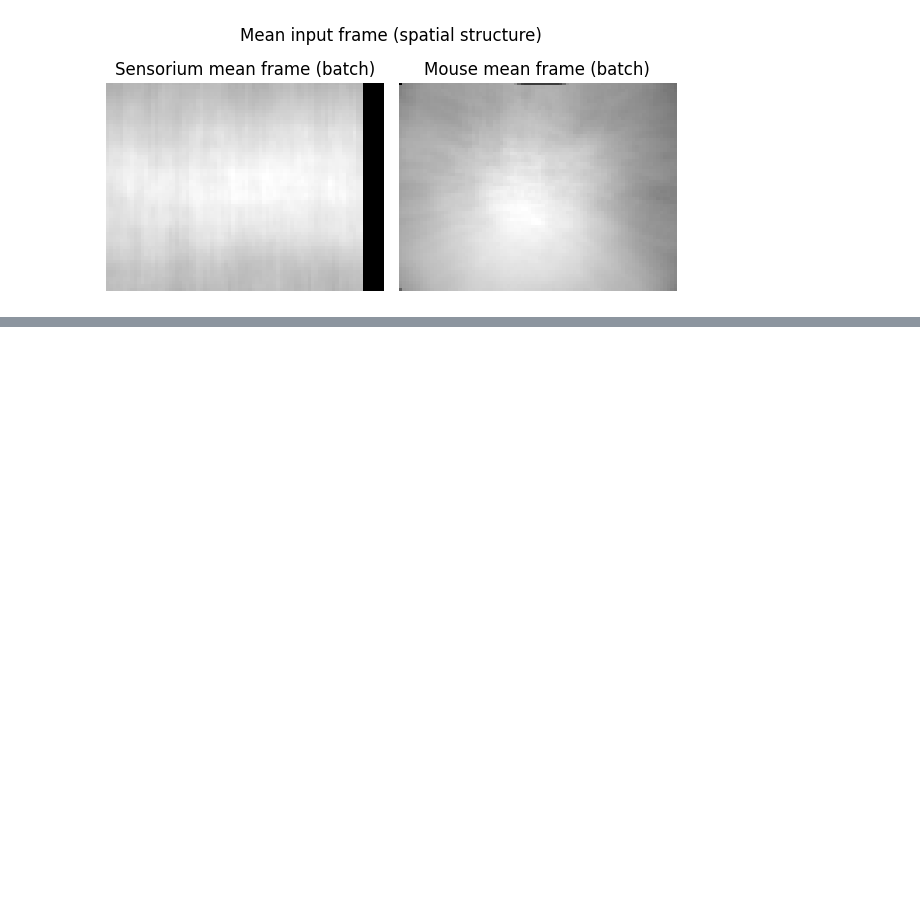
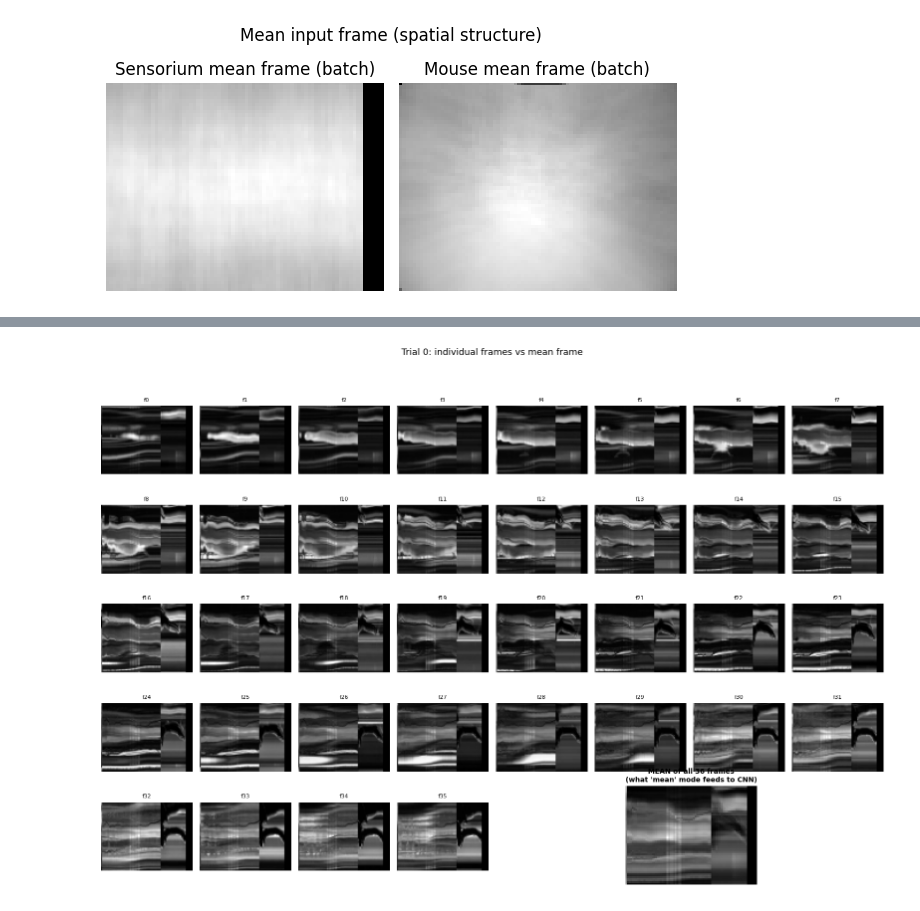
Before and after one commit to herbelinluke/2023-Xu-Multimodal-Mouse-V1, a Jupyter notebook: compare_sensorium_vs_mouse_inputs.ipynb, the cells around one changed output, grey strips where cells are left out. Cells and saved outputs as stored; diff of their text form; code cells hidden in the pictures; blank space fills up the shorter version.

```diff
--- a/compare_sensorium_vs_mouse_inputs.ipynb
+++ b/compare_sensorium_vs_mouse_inputs.ipynb
@@ -381,0 +456,37 @@ plt.show()
+# %%
+# --- Figure 1: All 36 video frames + the mean frame ---
+
+fig, axes = plt.subplots(5, 8, figsize=(16, 11))
+
+# First 4 rows × 8 cols = 32 slots for the 36 individual frames
+# Put remaining 4 frames in row 5, then use the last 4 slots for the mean frame comparison
+frame_axes = [axes[r][c] for r in range(4) for c in range(8)]  # 32 slots
+extra_axes = [axes[4][c] for c in range(8)]
+
+# Show all 36 individual frames
+for f in range(n_frames):
+    ax = frame_axes[f] if f < 32 else extra_axes[f - 32]
+    ax.imshow(per_frames[f], cmap="gray", vmin=0, vmax=1)
+    ax.set_title(f"f{f}", fontsize=8)
+    ax.axis("off")
+
+# Blank out unused frame slots in the grid (frames 32-35 are in extra row)
+for f in range(n_frames, 32):
+    frame_axes[f].axis("off")
+
+# Last slots in row 5: show the mean frame prominently
+# frames 32-35 occupy extra_axes[0:4], mean frame goes in extra_axes[4:8]
+for i in range(4, 8):
+    extra_axes[i].axis("off")
+
+# Overlay mean frame spanning the remaining space
+ax_mean = fig.add_axes([0.56, 0.02, 0.38, 0.18])  # [left, bottom, width, height]
+ax_mean.imshow(mean_frame, cmap="gray", vmin=0, vmax=1)
+ax_mean.set_title("MEAN of all 36 frames\n(what 'mean' mode feeds to CNN)", fontsize=10, fontweight="bold")
+ax_mean.axis("off")
+
+fig.suptitle(f"Trial {TRIAL_ID}: individual frames vs mean frame", fontsize=13, y=1.0)
+plt.tight_layout(rect=[0, 0.0, 1, 0.97])
+plt.show()
+# %% [output]
+[figure, added]
```
Also changed, not shown: parts of 8 cells of this notebook, 34 other files.
